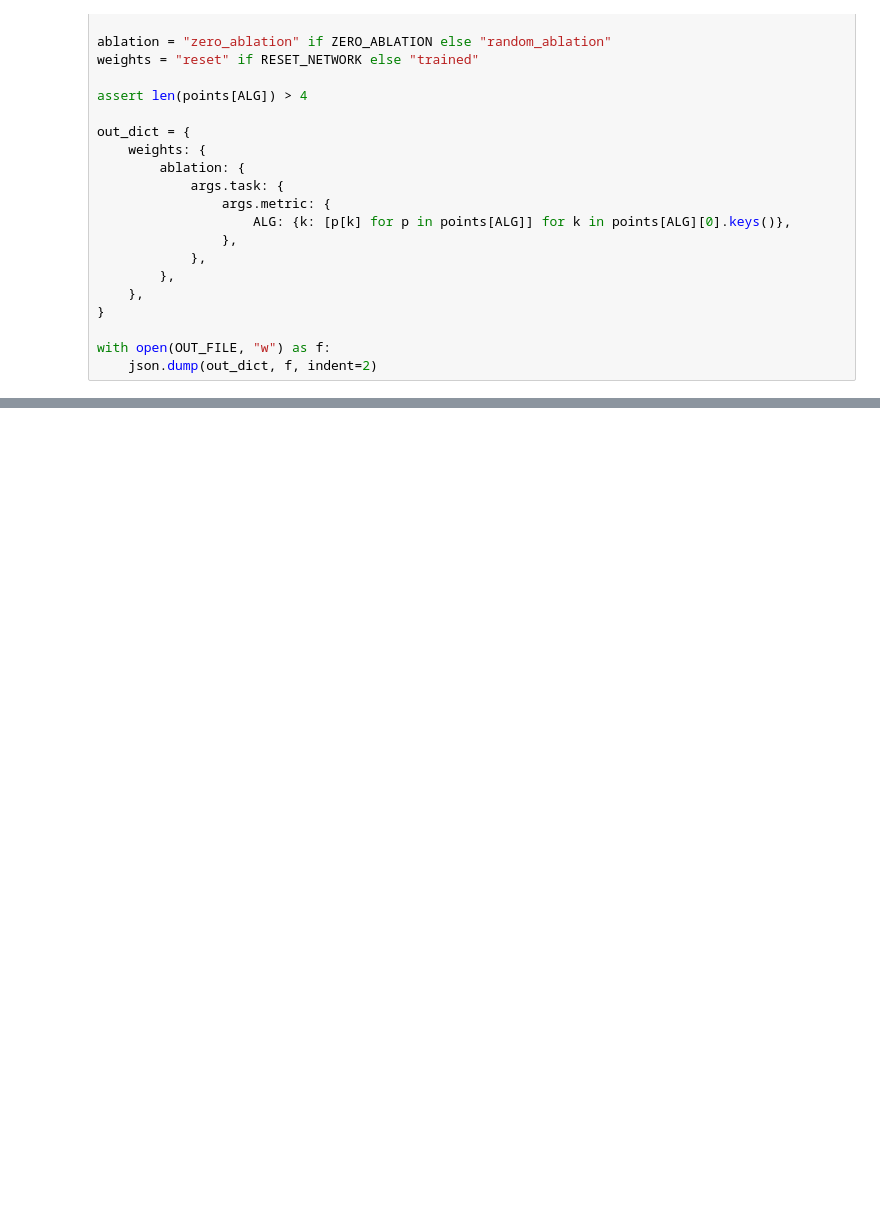
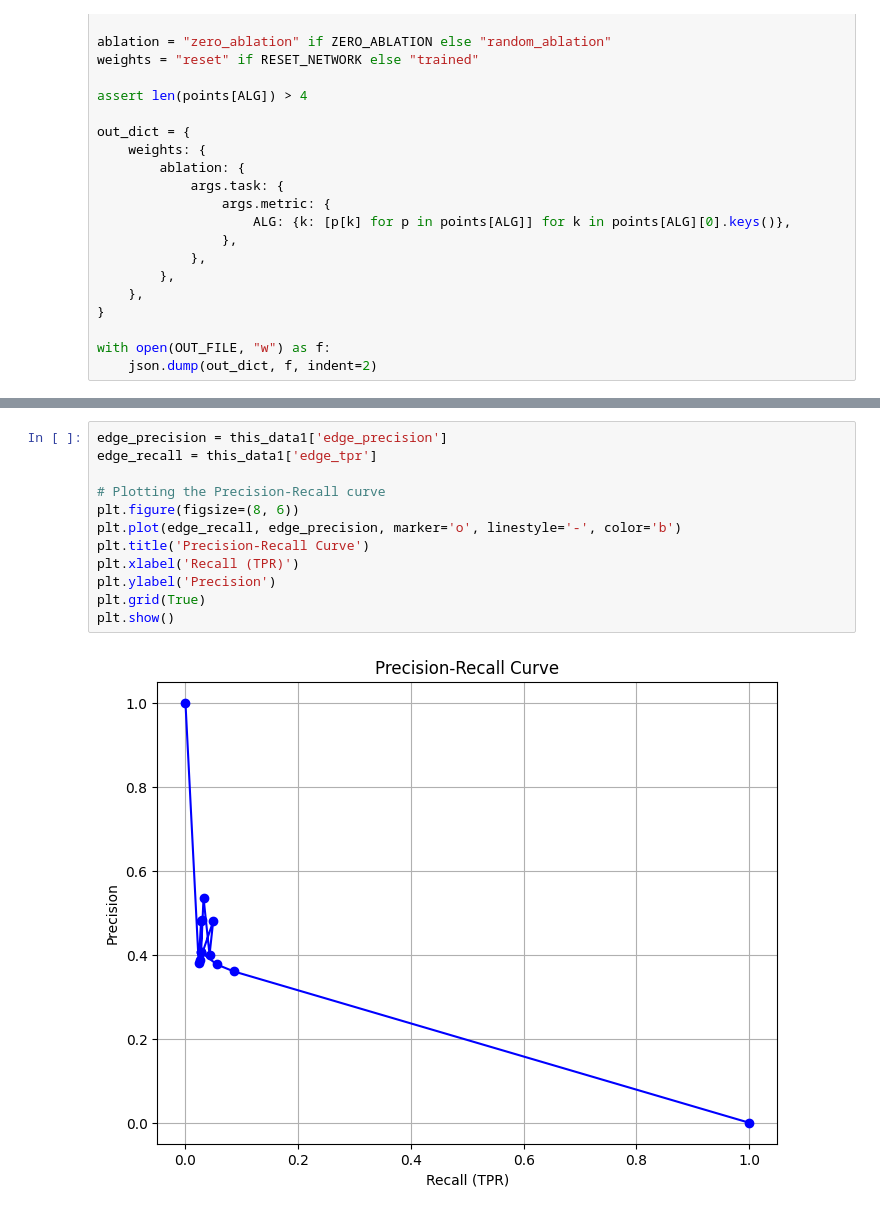
Before and after one commit to Iust1n2/Automatic-Circuit-Discovery, a Jupyter notebook: acdc/hybridretrieval/roc/roc.ipynb, the cells around one changed output, grey strips where cells are left out. Drawn from its saved outputs; the diff is of its cells as text; blank space fills up the shorter version.

```diff
--- a/acdc/hybridretrieval/roc/roc.ipynb
+++ b/acdc/hybridretrieval/roc/roc.ipynb
@@ -1308,0 +1342,14 @@ invalid value encountered in log10
+# %%
+edge_precision = this_data1['edge_precision']
+edge_recall = this_data1['edge_tpr']
+
+# Plotting the Precision-Recall curve
+plt.figure(figsize=(8, 6))
+plt.plot(edge_recall, edge_precision, marker='o', linestyle='-', color='b')
+plt.title('Precision-Recall Curve')
+plt.xlabel('Recall (TPR)')
+plt.ylabel('Precision')
+plt.grid(True)
+plt.show()
+# %% [output]
+[figure, added]
```
Also changed, not shown: parts of 17 cells of this notebook.
